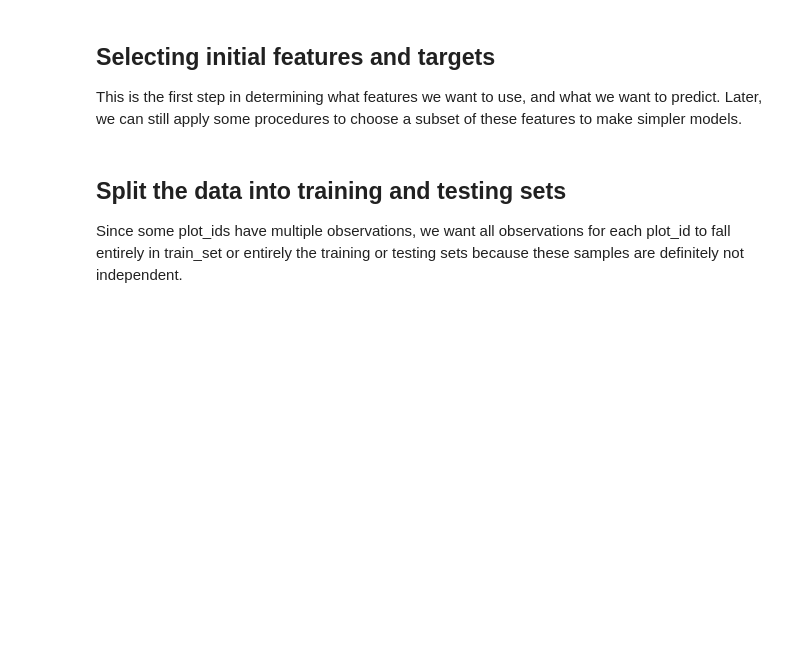
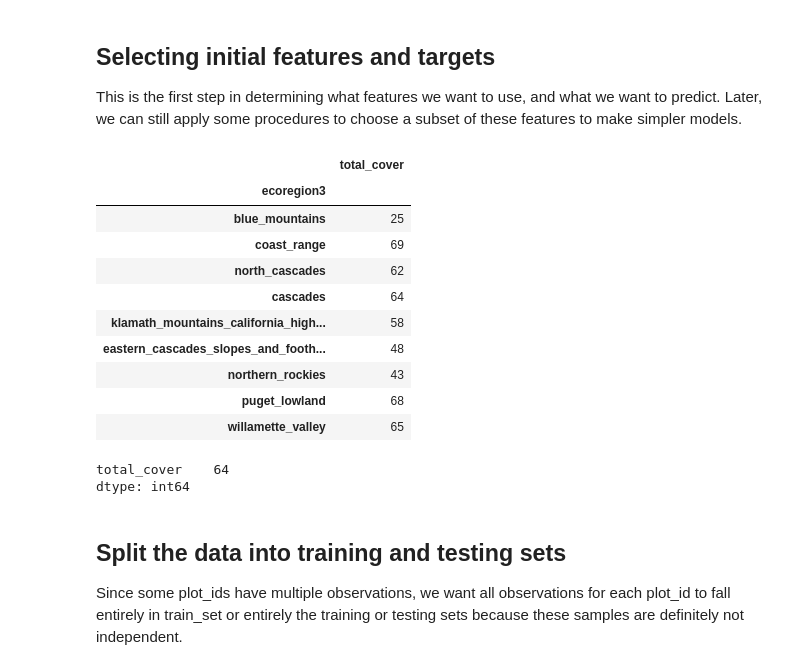
Before and after one commit to Ecotrust/ForestMapping, a Jupyter notebook: notebooks/15D_Fitting sklearn Models for Canopy Cover.ipynb, the cells around one changed output. Drawn from its saved outputs; the diff is of its cells as text; code cells hidden in the pictures; blank space fills up the shorter version.

```diff
--- a/notebooks/15D_Fitting sklearn Models for Canopy Cover.ipynb
+++ b/notebooks/15D_Fitting sklearn Models for Canopy Cover.ipynb
@@ -224,6 +224,27 @@ This is the first step in determining what features we want to use, and what we
 # %%
 X_COLS = USE_LIDAR_COLS + ['ecoregion3']
 Y_COLS = ['total_cover']
+# %%
+USE_REGIONS = ['blue_mountains', 'coast_range', 'north_cascades', 'cascades',
+               'klamath_mountains_california_high_north_coast_range',
+               'eastern_cascades_slopes_and_foothills', 'northern_rockies',
+               'puget_lowland', 'willamette_valley']
+display(df.groupby('ecoregion3')[Y_COLS].mean().round(0).astype(int).loc[USE_REGIONS])
+display(df[Y_COLS].mean().round(0).astype(int))
+# %% [output]
+|  | total_cover |
+| ecoregion3 |  |
+| blue_mountains | 25 |
+| coast_range | 69 |
+| north_cascades | 62 |
+| cascades | 64 |
+| klamath_mountains_california_high... | 58 |
+| eastern_cascades_slopes_and_footh... | 48 |
+| northern_rockies | 43 |
+| puget_lowland | 68 |
+| willamette_valley | 65 |
+total_cover    64
+dtype: int64
 # %% [markdown]
 ## Split the data into training and testing sets
 Since some plot_ids have multiple observations, we want all observations for each plot_id to fall entirely in train_set or entirely the training or testing sets because these samples are definitely not independent.
```
Also changed, not shown: parts of 8 cells of this notebook, 8 other files.
